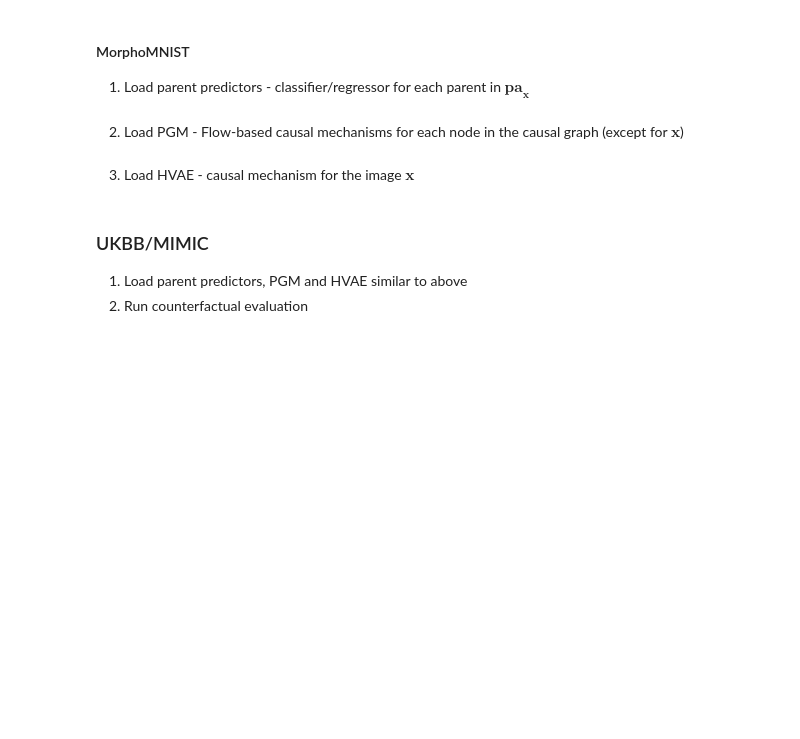
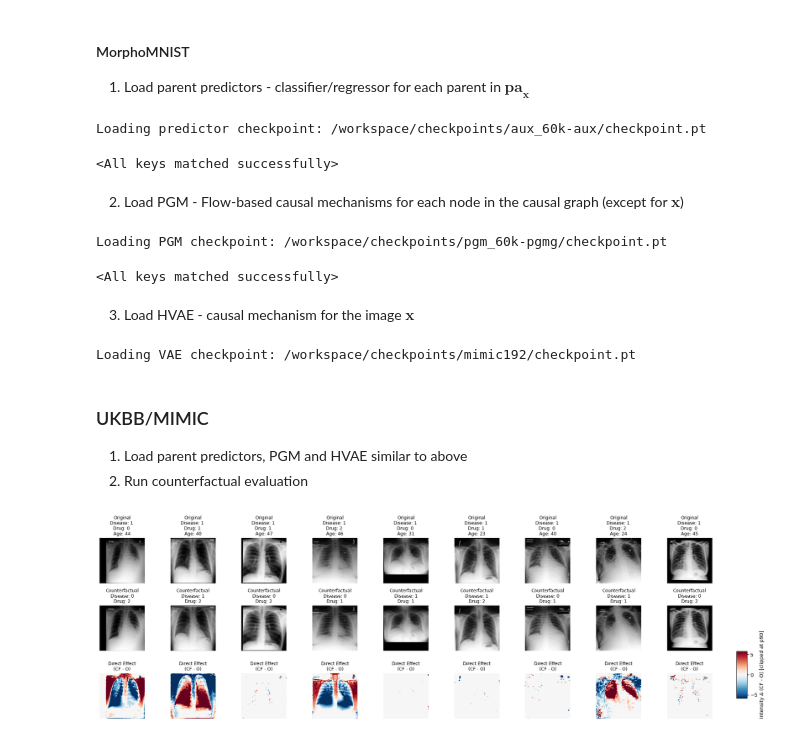
Before and after one commit to GeorgeT27/pneumonia, a Jupyter notebook: notebooks/eval_example.ipynb, the cells around one changed output. Cells and saved outputs as stored; diff of their text form; code cells hidden in the pictures; blank space fills up the shorter version.

```diff
--- a/notebooks/eval_example.ipynb
+++ b/notebooks/eval_example.ipynb
@@ -36,25 +36,29 @@ I whipped up a more concise eval example below, hope it helps :)
 #### MorphoMNIST
 1. Load parent predictors - classifier/regressor for each parent in $\mathbf{pa}_\mathbf{x}$
 # %%
-predictor_path = '/workspace/causal-gen/checkpoints/f_a_s_r/aux_60k-aux/checkpoint.pt'
+predictor_path = '/workspace/checkpoints/aux_60k-aux/checkpoint.pt'
 print(f'\nLoading predictor checkpoint: {predictor_path}')
 predictor_checkpoint = torch.load(predictor_path)
 predictor_args = Hparams()
 predictor_args.update(predictor_checkpoint['hparams'])
-assert predictor_args.dataset == 'morphomnist'
-predictor = MorphoMNISTPGM(predictor_args).cuda()
+predictor = ChestPGM(predictor_args).cuda()
 predictor.load_state_dict(predictor_checkpoint['ema_model_state_dict'])
+# %% [output]
+Loading predictor checkpoint: /workspace/checkpoints/aux_60k-aux/checkpoint.pt
+<All keys matched successfully>
 # %% [markdown]
 2. Load PGM - Flow-based causal mechanisms for each node in the causal graph (except for $\mathbf{x}$)
 # %%
-pgm_path = '/workspace/causal-gen/checkpoints/f_a_s_r/pgm_60k-pgmg/checkpoint.pt'
+pgm_path = '/workspace/checkpoints/pgm_60k-pgmg/checkpoint.pt'
 print(f'\nLoading PGM checkpoint: {pgm_path}')
 pgm_checkpoint = torch.load(pgm_path)
 pgm_args = Hparams()
 pgm_args.update(pgm_checkpoint['hparams'])
-assert pgm_args.dataset == 'morphomnist'
-pgm = MorphoMNISTPGM(pgm_args).cuda()
+pgm = ChestPGM(pgm_args).cuda()
 pgm.load_state_dict(pgm_checkpoint['ema_model_state_dict'])
+# %% [output]
+Loading PGM checkpoint: /workspace/checkpoints/pgm_60k-pgmg/checkpoint.pt
+<All keys matched successfully>
 # %% [markdown]
 3. Load HVAE - causal mechanism for the image $\mathbf{x}$
 # %%
@@ -66,7 +70,7 @@ def load_vae(vae_path):
     vae_args.data_dir = 'your dataset dir here'
 
     # init model
-    assert vae_args.hps == 'morphomnist'
+    assert vae_args.hps == 'mimic192'
     if not hasattr(vae_args, 'vae'):
         vae_args.vae = 'simple'
 
@@ -80,9 +84,10 @@ def load_vae(vae_path):
         NotImplementedError
     vae.load_state_dict(vae_checkpoint['ema_model_state_dict'])
     return vae, vae_args
-model_name = 'mimic192'
-vae_path = '/workspace/causal-gen/checkpoints/f_a_s_r/'+model_name+'/checkpoint.pt'
+vae_path = '/workspace/checkpoints/mimic192/checkpoint.pt'
 vae, vae_args = load_vae(vae_path)
+# %% [output]
+Loading VAE checkpoint: /workspace/checkpoints/mimic192/checkpoint.pt
 # %% [markdown]
 ### UKBB/MIMIC
 1. Load parent predictors, PGM and HVAE similar to above
@@ -215,10 +260,10 @@ def test_cf_disease_visualization(vae, pgm, predictor, dataloaders, num_samples=
     Generate and visualize counterfactuals on MIMIC by intervening on disease_label (finding).
 
     Selection:
-      - Choose ~num_samples/2 from each disease class (0,1) if available.
-      - If not enough of one class, fill remaining from other class.
+      - Select samples randomly from available data.
     Intervention:
-      - Flip disease label: 0 -> 1, 1 -> 0
+      - Original disease label is randomly 0 or 1 for each sample.
+      - Counterfactual disease label is 1 - original_disease (flips: 0->1, 1->0)
 
     Visualization:
       - Use TRUE original and counterfactual parent labels (finding) from SCM / counterfactual generation.
@@ -226,7 +271,7 @@ def test_cf_disease_visualization(vae, pgm, predictor, dataloaders, num_samples=
     """
     vae.eval(); pgm.eval(); predictor.eval()
 
-    assert num_samples >= 2, "num_samples should be >= 2 for balancing across 2 disease classes"
+    assert num_samples >= 1, "num_samples should be >= 1"
 
     # ----------------- Prepare batch -----------------
     full_batch = next(iter(dataloaders['test']))
@@ -234,27 +279,13 @@ def test_cf_disease_visualization(vae, pgm, predictor, dataloaders, num_samples=
     tmp = {k: v.clone() for k,v in full_batch.items()}
     tmp = preprocess(tmp)  # now on CUDA
 
-    finding = tmp['finding']  # (B, 1) binary label
-    finding_labels = finding.squeeze(-1).long()  # (B,) get class indices (0 or 1)
-    class_indices = [(finding_labels == c).nonzero(as_tuple=True)[0] for c in range(2)]
-
-    per_class = max(1, num_samples // 2)
-    remainder = num_samples - per_class * 2
-
-    sel_parts = []
-    for c in range(2):
-        idxs = class_indices[c][:per_class]
-        sel_parts.append(idxs)
-    # Distribute remainder starting from class 0
-    if remainder > 0:
-        for c in range(2):
-            if remainder == 0: break
-            extra_pool = class_indices[c][per_class:per_class+1]
-            if extra_pool.numel() > 0:
-                sel_parts[c] = torch.cat([sel_parts[c], extra_pool])
-                remainder -= 1
-    sel_idx = torch.cat(sel_parts)
-    sel_idx = sel_idx[:num_samples]
+    # Select num_samples randomly from available batch
+    batch_size = tmp['x'].shape[0]
+    num_available = min(num_samples, batch_size)
+    if num_available == 0:
+        raise ValueError("No samples found in the batch")
+    # Randomly select indices
+    sel_idx = torch.randperm(batch_size)[:num_available]
 
     batch = {k: full_batch[k][sel_idx.cpu()] for k in full_batch.keys()}
     batch = preprocess(batch)  # final selected minibatch to CUDA
@@ -266,14 +297,17 @@ def test_cf_disease_visualization(vae, pgm, predictor, dataloaders, num_samples=
     original_x = batch['x']
     original_pa = {k: v for k, v in batch.items() if k != 'x'}
 
+    # Set original disease label randomly (0 or 1) for each sample
+    original_pa['finding'] = torch.randint(0, 2, (num_available, 1), device=device, dtype=torch.float32)
+
     # ----------------- Build intervention (flip disease label) -----------------
     if 'finding' not in original_pa:
         raise KeyError("'finding' not found in batch parents for MIMIC dataset.")
 
     finding = original_pa['finding']  # (B, 1) binary label
-    # Flip the disease label: 0 -> 1, 1 -> 0
-    finding_cf = 1 - finding
-
+    # Counterfactual disease label: 40% chance to stay the same, 60% chance to flip
+    flip_mask = (torch.rand(num_available, 1, device=device) > 0.3).float()
+    finding_cf = finding * (1 - flip_mask) + (1 - finding) * flip_mask
     do = {'finding': finding_cf}
     do = {k: v.clone() for k, v in do.items()}  # ensure shape
     do = preprocess(do)  # ensure shape/device
@@ -296,30 +330,32 @@ def test_cf_disease_visualization(vae, pgm, predictor, dataloaders, num_samples=
 
     # ----------------- Latent abduction -----------------
     t_z = t_u = 0.1  # sampling temps
     z = vae.abduct(original_x, parents=_pa, t=t_z)
     if hasattr(vae, 'cond_prior') and vae.cond_prior:
         # For (H)VAE with conditional prior, z is list of dicts -> extract latent tensors
         z = [z[i]['z'] for i in range(len(z))]
 
     rec_loc, rec_scale = vae.forward_latents(z, parents=_pa)
     u = (original_x - rec_loc) / rec_scale.clamp(min=1e-12)
 
     if hasattr(vae, 'cond_prior') and vae.cond_prior and te_cf:
         cf_z = vae.abduct(x=original_x, parents=_pa, cf_parents=_cf_pa, alpha=0.65)
         cf_loc, cf_scale = vae.forward_latents(cf_z, parents=_cf_pa)
     else:
         cf_loc, cf_scale = vae.forward_latents(z, parents=_cf_pa)
     cf_scale = cf_scale * t_u
     cf_x = torch.clamp(cf_loc + cf_scale * u, min=-1, max=1)
 
     # Displays
     orig_display = ((original_x + 1) * 127.5).cpu()
     cf_display = ((cf_x + 1) * 127.5).cpu()
 
     visualize_counterfactuals(orig_display, cf_display, original_pa, cf_pa, num_samples)
 
     return orig_display, cf_display, original_pa, cf_pa
 
 
 dataloaders = setup_dataloaders(pgm_args)
 _ = test_cf_disease_visualization(vae, pgm, predictor, dataloaders, num_samples=9, te_cf=True)
+# %% [output]
+[figure, added]
```
Also changed, not shown: parts of 2 cells of this notebook, 7 other files.
